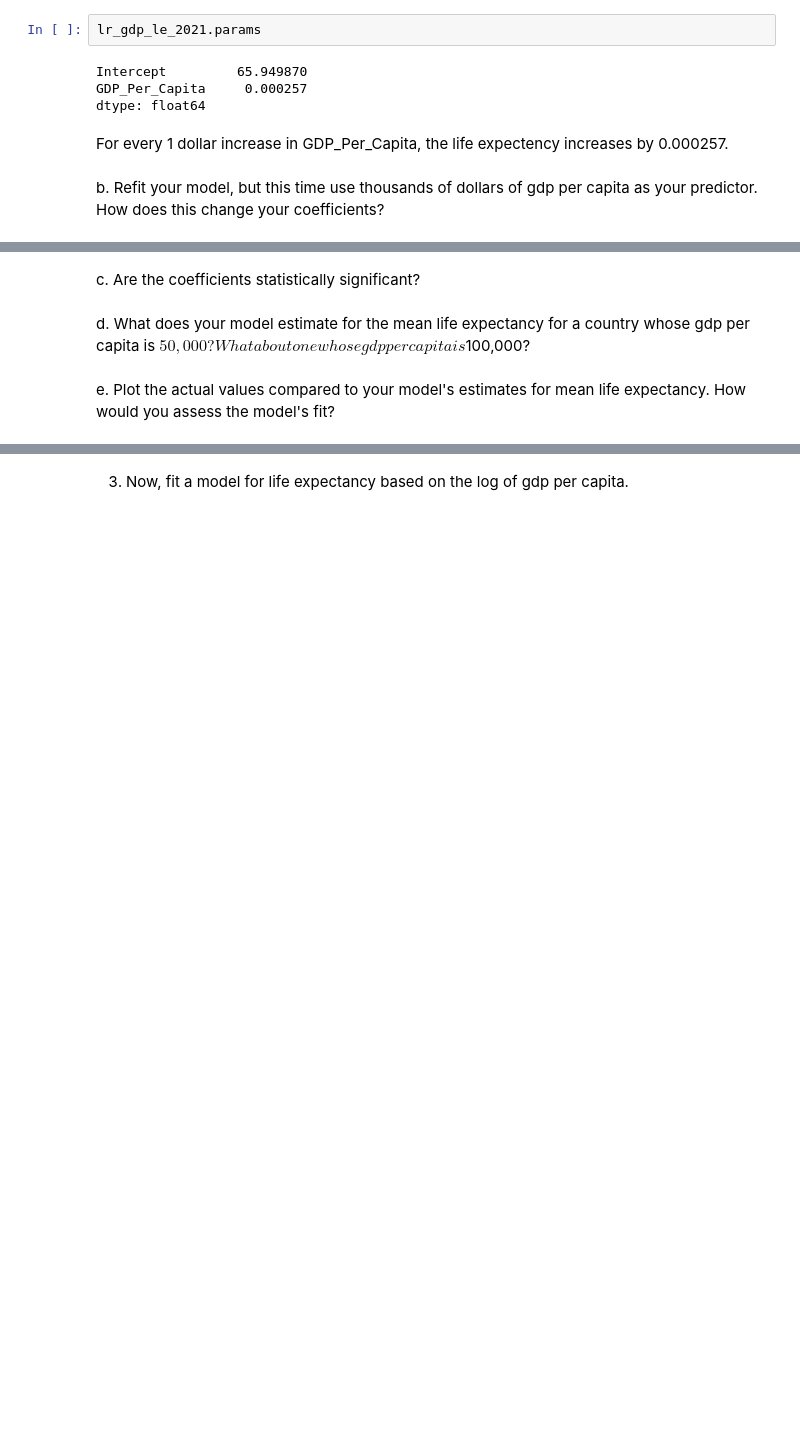
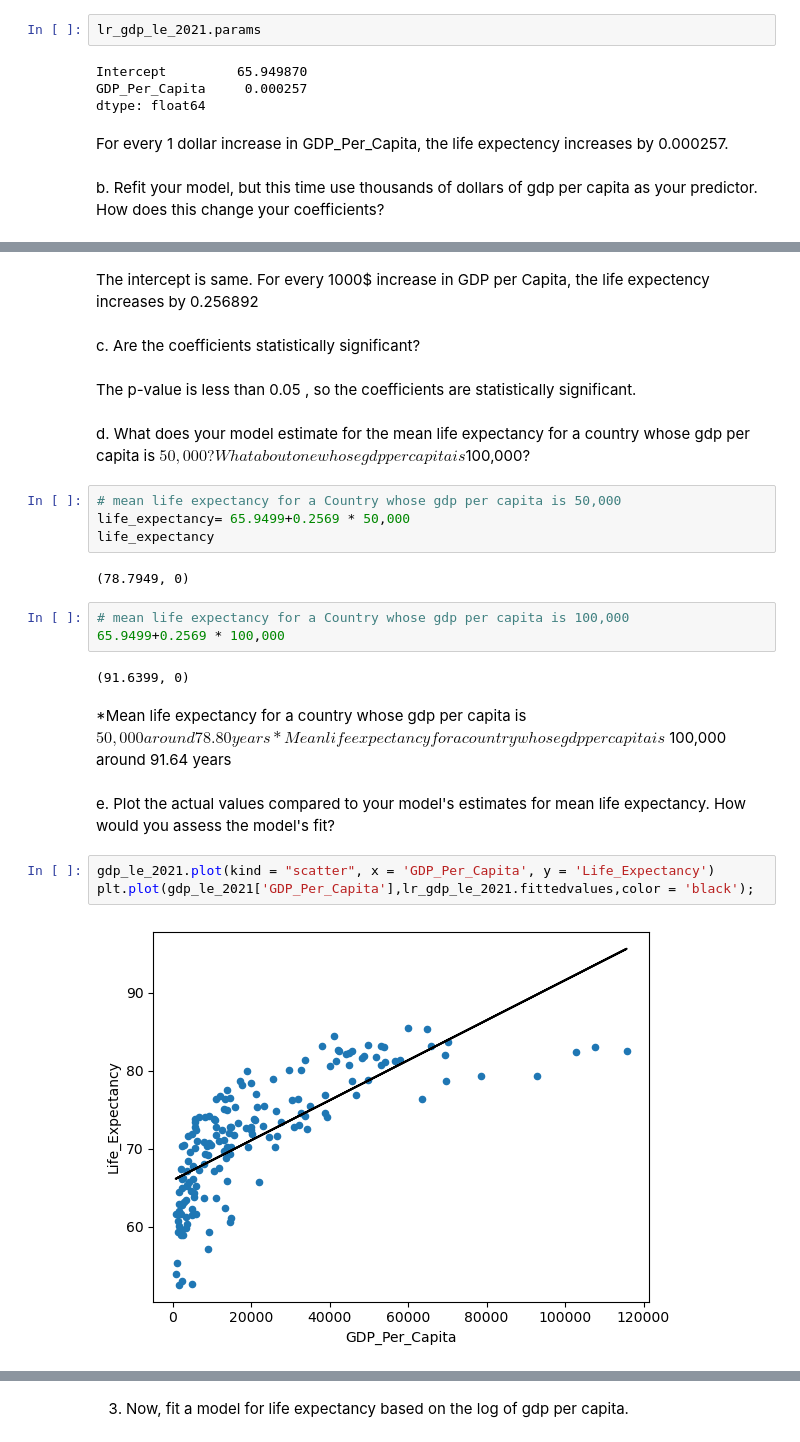
Before and after one commit to nss-data-science-cohort-9/un-linear-regression-ADoddala, a Jupyter notebook: notebooks/linear_regression_practice.ipynb, the cells around one changed output, grey strips where cells are left out. Cells and saved outputs as stored; diff of their text form; blank space fills up the shorter version.

```diff
--- a/notebooks/linear_regression_practice.ipynb
+++ b/notebooks/linear_regression_practice.ipynb
@@ -171,6 +195,30 @@ b. Refit your model, but this time use thousands of dollars of gdp per capita as
+# %% [markdown]
+The intercept is same.
+For every 1000$ increase in GDP per Capita, the life expectency increases by 0.256892
 # %% [markdown]
 c. Are the coefficients statistically significant?
+# %% [markdown]
+The p-value is less than 0.05 , so the coefficients are statistically significant.
 # %% [markdown]
 d. What does your model estimate for the mean life expectancy for a country whose gdp per capita is $50,000? What about one whose gdp per capita is $100,000?
+# %%
+# mean life expectancy for a Country whose gdp per capita is 50,000
+life_expectancy= 65.9499+0.2569 * 50,000
+life_expectancy
+# %% [output]
+(78.7949, 0)
+# %%
+# mean life expectancy for a Country whose gdp per capita is 100,000
+65.9499+0.2569 * 100,000
+# %% [output]
+(91.6399, 0)
+# %% [markdown]
+*Mean life expectancy for a country whose gdp per capita is $50,000 around 78.80 years
+*Mean life expectancy for a country whose gdp per capita is $100,000 around 91.64 years
 # %% [markdown]
 e. Plot the actual values compared to your model's estimates for mean life expectancy. How would you assess the model's fit?
+# %%
+gdp_le_2021.plot(kind = "scatter", x = 'GDP_Per_Capita', y = 'Life_Expectancy')
+plt.plot(gdp_le_2021['GDP_Per_Capita'],lr_gdp_le_2021.fittedvalues,color = 'black');
+# %% [output]
+[figure, added]
```
Also changed, not shown: parts of 10 cells of this notebook.
